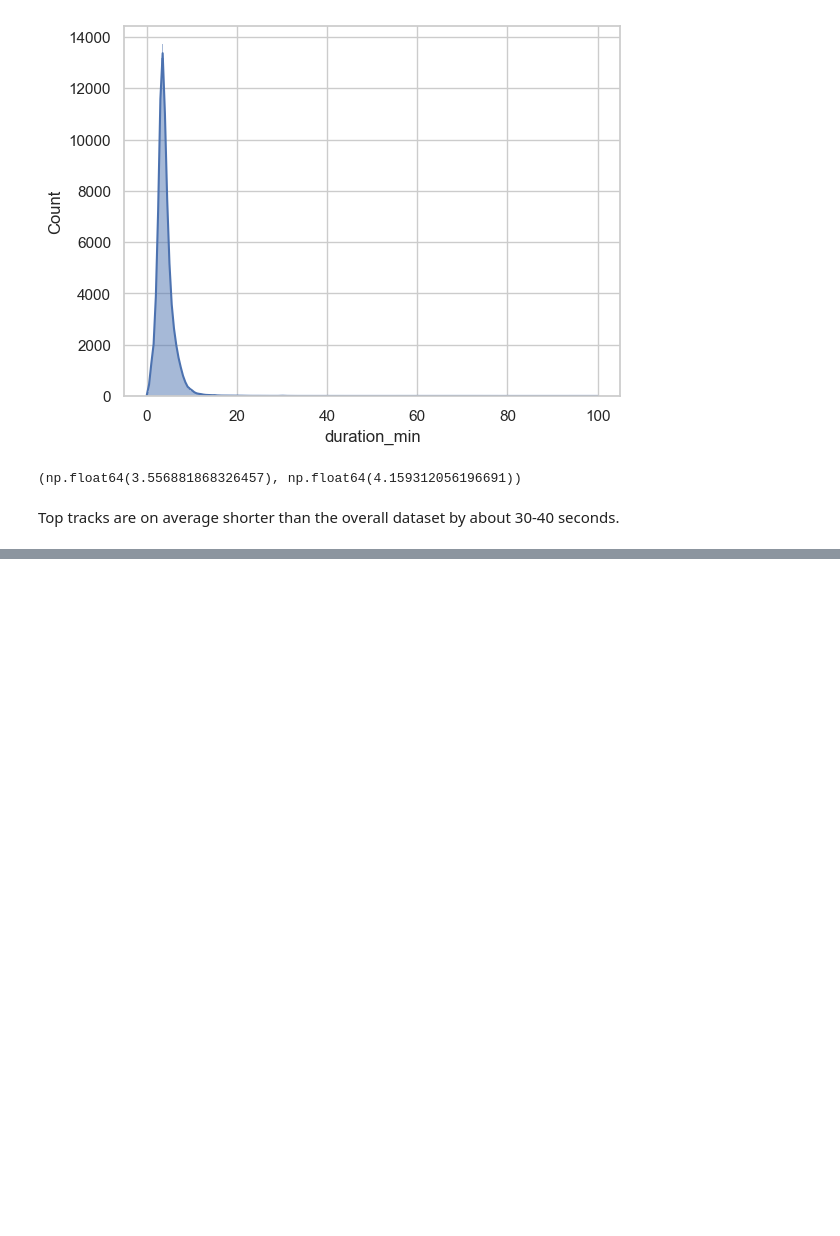
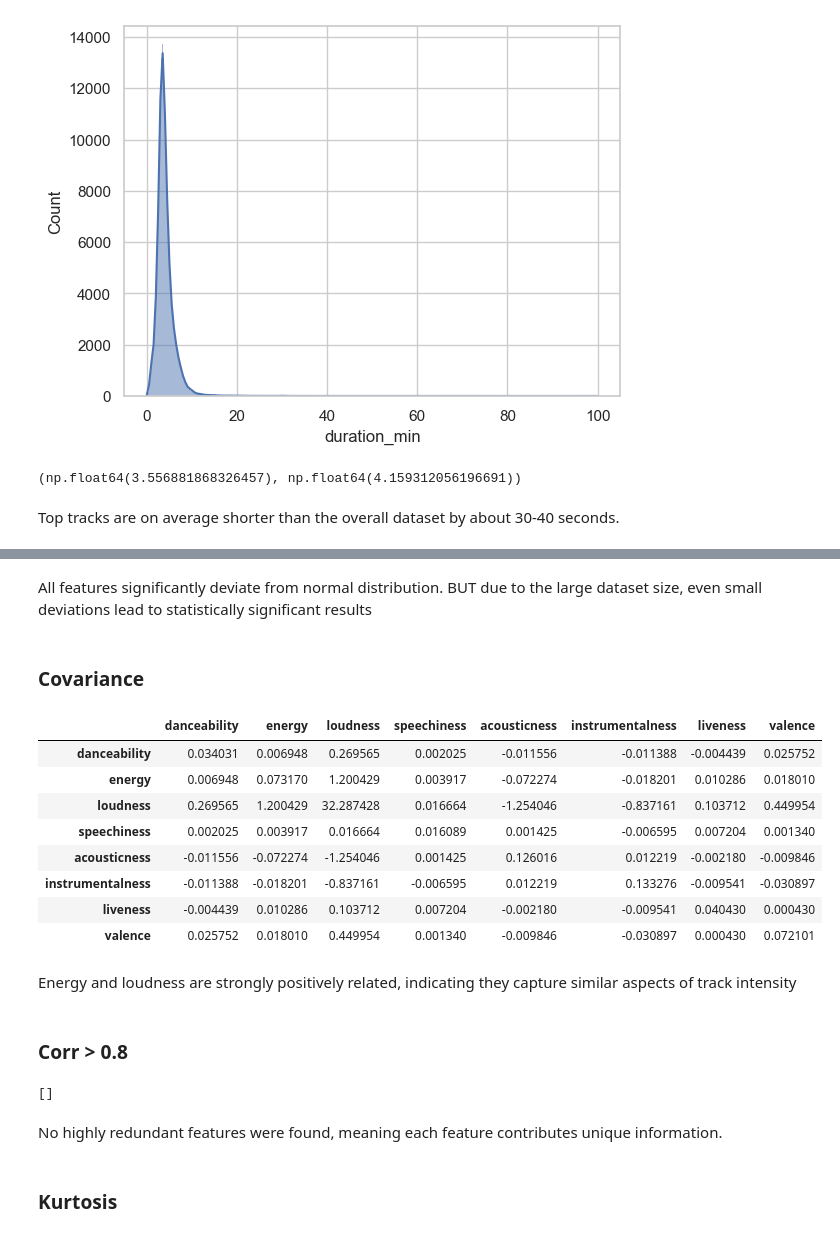
Before and after one commit to AdilkhanEEAIR/spotify_songs_research, a Jupyter notebook: notebooks/analysis.ipynb, the cells around one changed output, grey strips where cells are left out. Drawn from its saved outputs; the diff is of its cells as text; code cells hidden in the pictures; blank space fills up the shorter version.

Commit message:
PCA, variance, z-score, normal test, covariance, corr > 0.8

```diff
--- a/notebooks/analysis.ipynb
+++ b/notebooks/analysis.ipynb
@@ -466,0 +601,32 @@ Top tracks are on average shorter than the overall dataset by about 30-40 second
+# %% [markdown]
+All features significantly deviate from normal distribution. BUT due to the large dataset size, even small deviations lead to statistically significant results
+# %% [markdown]
+### Covariance
+# %%
+df[features].cov()
+# %% [output]
+|  | danceability | energy | loudness | speechiness | acousticness | instrumentalness | liveness | valence |
+| danceability | 0.034031 | 0.006948 | 0.269565 | 0.002025 | -0.011556 | -0.011388 | -0.004439 | 0.025752 |
+| energy | 0.006948 | 0.073170 | 1.200429 | 0.003917 | -0.072274 | -0.018201 | 0.010286 | 0.018010 |
+| loudness | 0.269565 | 1.200429 | 32.287428 | 0.016664 | -1.254046 | -0.837161 | 0.103712 | 0.449954 |
+| speechiness | 0.002025 | 0.003917 | 0.016664 | 0.016089 | 0.001425 | -0.006595 | 0.007204 | 0.001340 |
+| acousticness | -0.011556 | -0.072274 | -1.254046 | 0.001425 | 0.126016 | 0.012219 | -0.002180 | -0.009846 |
+| instrumentalness | -0.011388 | -0.018201 | -0.837161 | -0.006595 | 0.012219 | 0.133276 | -0.009541 | -0.030897 |
+| liveness | -0.004439 | 0.010286 | 0.103712 | 0.007204 | -0.002180 | -0.009541 | 0.040430 | 0.000430 |
+| valence | 0.025752 | 0.018010 | 0.449954 | 0.001340 | -0.009846 | -0.030897 | 0.000430 | 0.072101 |
+# %% [markdown]
+Energy and loudness are strongly positively related, indicating they capture similar aspects of track intensity
+# %% [markdown]
+### Corr > 0.8
+# %%
+corr = df[features].corr().abs()
+
+upper = corr.where(np.triu(np.ones(corr.shape), k=1).astype(bool))
+
+[to_drop for to_drop in upper.columns if any(upper[to_drop] > 0.8)]
+# %% [output]
+[]
+# %% [markdown]
+No highly redundant features were found, meaning each feature contributes unique information.
+# %% [markdown]
+### Kurtosis
```
Also changed, not shown: parts of 22 cells of this notebook.
